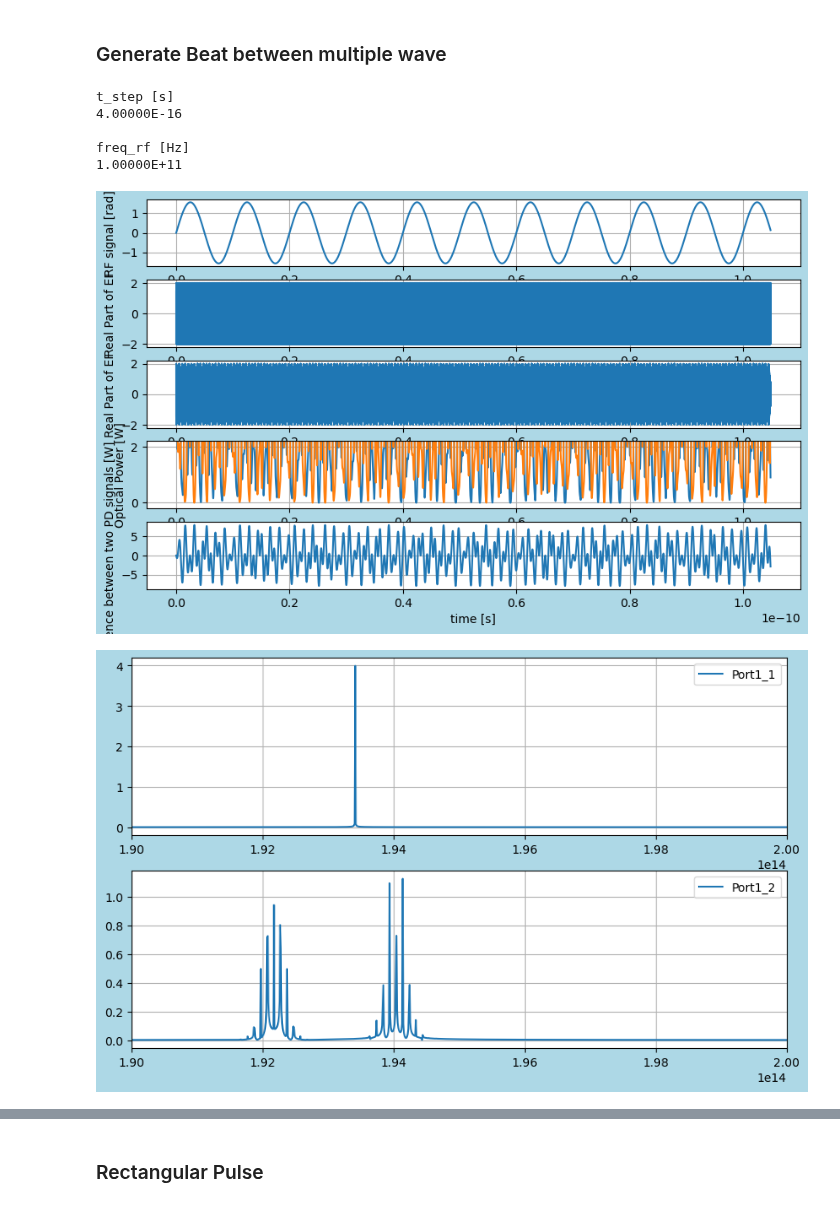
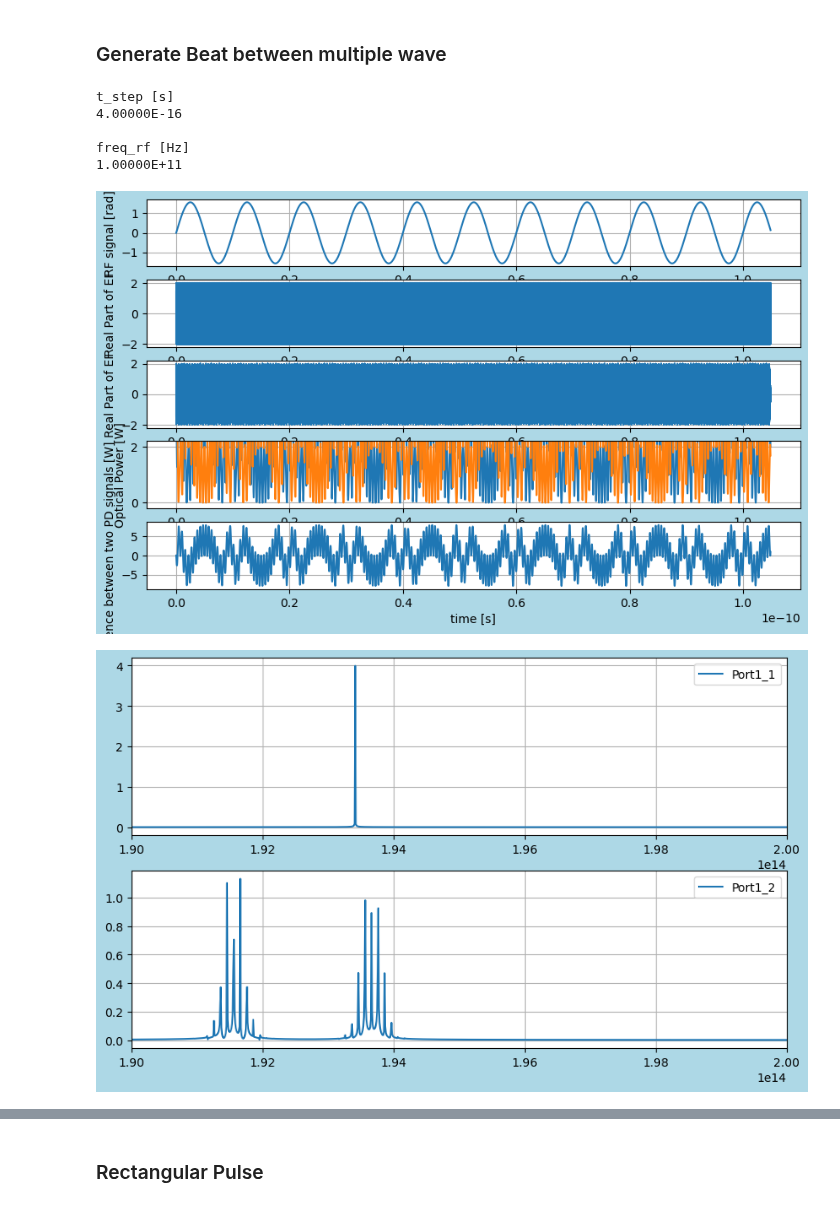
Before and after one commit to tacticstactics/optical-heterodyne-detection, a Jupyter notebook: optical_heterodyne_detection.ipynb, the cells around one changed output, grey strips where cells are left out. Cells and saved outputs as stored; diff of their text form; code cells hidden in the pictures.

```diff
--- a/optical_heterodyne_detection.ipynb
+++ b/optical_heterodyne_detection.ipynb
@@ -263,8 +263,8 @@ opl1 =100
 opl2= 100
 
 wl1 = 1550e-9
-wl2 = 1545e-9
-wl3 = 1560e-9
+wl2 = 1548e-9
+wl3 = 1565e-9
 
 # If wl1 and wl2 are equal, homodyne. If not, heterodyne.
 
@@ -401,32 +401,32 @@ ax3_3 = fig3.add_subplot(3, 1, 3)
 Port1_powercol_f = fft(Port3_1_powercol)
 Port2_powercol_f = fft(Port3_2_powercol)
 
 ax3_1.plot(xf, 2.0/samplerate * np.abs(Port1_powercol_f[0:samplerate//2]),label="Port1 Power")
 ax3_1.set_ylabel("Power Spectrum")
 ax3_1.set_xlim(-1e12,10e12)
 ax3_1.legend()
 ax3_1.grid(True)
 
 ax3_2.plot(xf, 2.0/samplerate * np.abs(Port2_powercol_f[0:samplerate//2]), label="Port2 Power")
 ax3_2.set_ylabel("Power Spectrum")
 ax3_2.set_xlim(-1e12,10e12)
 ax3_2.legend()
 ax3_2.grid(True)
 
 Power_diffcol_f = fft(Power_diffcol)
 ax3_3.plot(xf, 2.0/samplerate * np.abs(Power_diffcol_f[0:samplerate//2]), label="Power Difference")
 ax3_3.set_xlabel("Frequency [Hz]")
 ax3_3.set_ylabel("Power Difference Spectrum")
 ax3_3.set_xlim(-1e12,10e12)
 ax3_3.legend()
 ax3_3.grid(True)
 
 plt.show()
 # %% [output]
 t_step [s]
 4.00000E-16
 
 freq_rf [Hz]
 1.00000E+11
-[figure, old version]
+[figure, new version]
-[figure, old version]
+[figure, new version]
```
Also changed, not shown: parts of 3 cells of this notebook.
